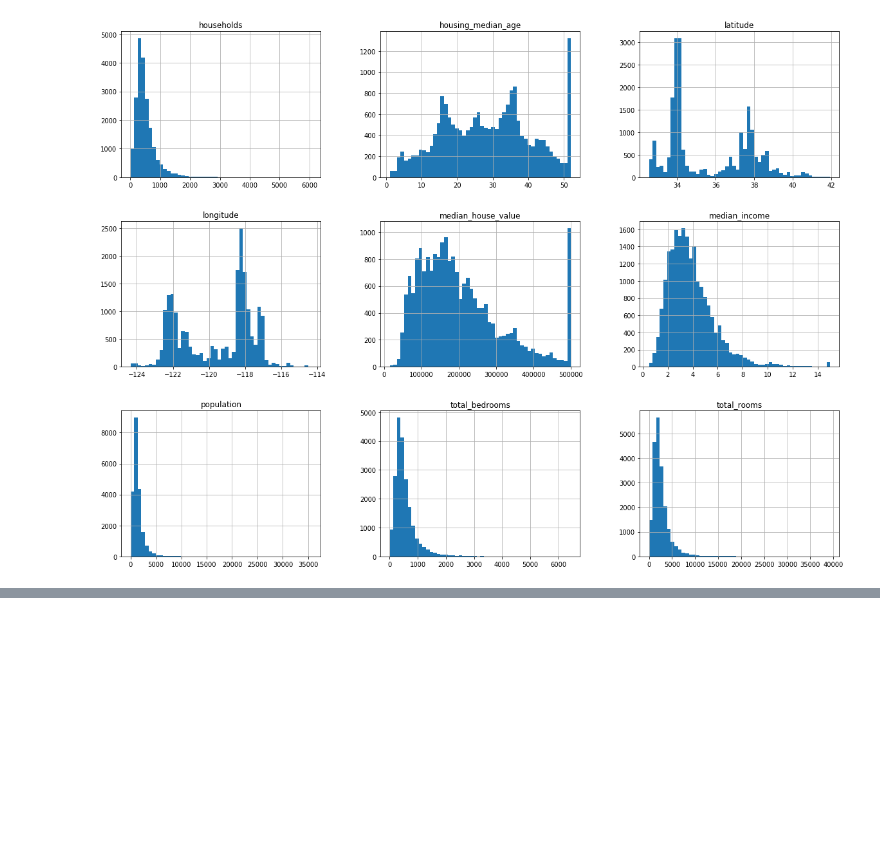
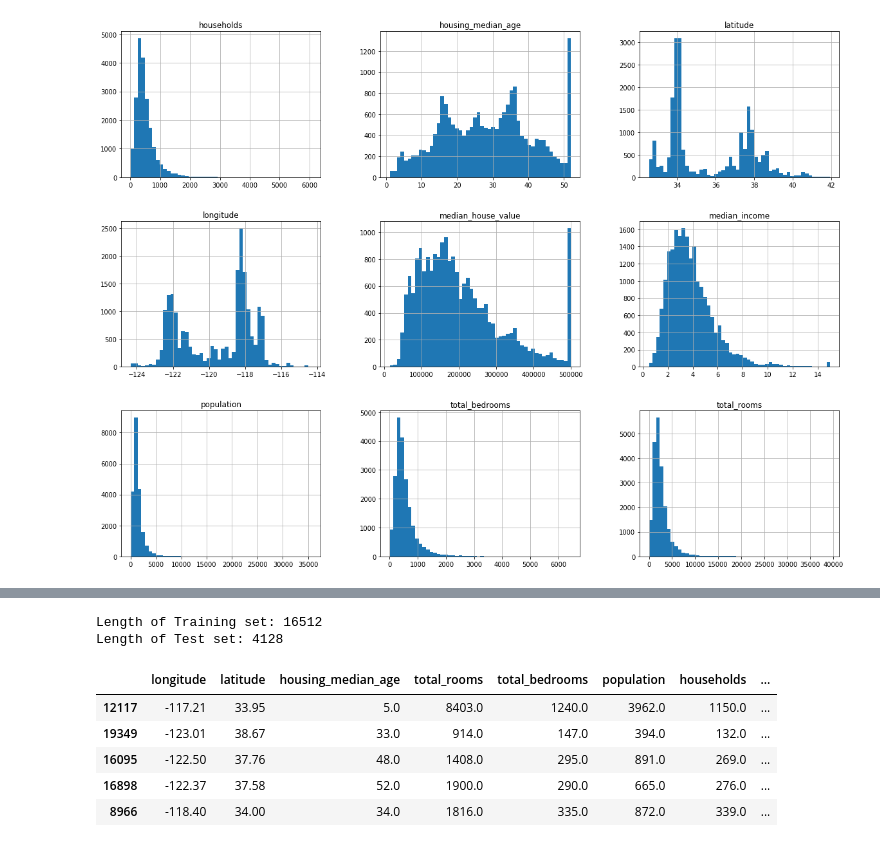
Before and after one commit to DavidStewartLDN/David-Workbook-Handson-ML, a Jupyter notebook: David_Chapter_2.ipynb, the cells around one changed output, grey strips where cells are left out. Saved outputs shown, nothing was run; the diff lists cells and outputs as text; code cells hidden in the pictures; blank space fills up the shorter version.

```diff
--- a/David_Chapter_2.ipynb
+++ b/David_Chapter_2.ipynb
@@ -118,0 +123,30 @@ plt.show()
+# %%
+import numpy as np
+
+def split_train_test(data, test_ratio):
+#   creates an array of randomly ordered numbers with length equal to array length
+    shuffled_indicies = np.random.permutation(len(data))
+#   test size defined as size multipled by test set ratio
+    test_set_size = int(len(data) * test_ratio)
+#   These indicies are just setting two
+    test_indicies = shuffled_indicies[:test_set_size]
+    train_indicies = shuffled_indicies[test_set_size:]
+#   iloc = integer-location based indexing for selection by position, so you just select all the values using
+#   their indexes (randomized from the shuffled_indicies command)
+    return data.iloc[train_indicies], data.iloc[test_indicies]
+# %%
+train_set, test_set = split_train_test(housing, 0.2)
+print('Length of Training set: {}'.format(len(train_set)))
+print('Length of Test set: {}'.format(len(test_set)))
+# %% [output]
+Length of Training set: 16512
+Length of Test set: 4128
+# %%
+train_set.head()
+# %% [output]
+|  | longitude | latitude | housing_median_age | total_rooms | total_bedrooms | population | households | ... |
+| 12117 | -117.21 | 33.95 | 5.0 | 8403.0 | 1240.0 | 3962.0 | 1150.0 | ... |
+| 19349 | -123.01 | 38.67 | 33.0 | 914.0 | 147.0 | 394.0 | 132.0 | ... |
+| 16095 | -122.50 | 37.76 | 48.0 | 1408.0 | 295.0 | 891.0 | 269.0 | ... |
+| 16898 | -122.37 | 37.58 | 52.0 | 1900.0 | 290.0 | 665.0 | 276.0 | ... |
+| 8966 | -118.40 | 34.00 | 34.0 | 1816.0 | 335.0 | 872.0 | 339.0 | ... |
```
Also changed, not shown: parts of 8 cells of this notebook.
